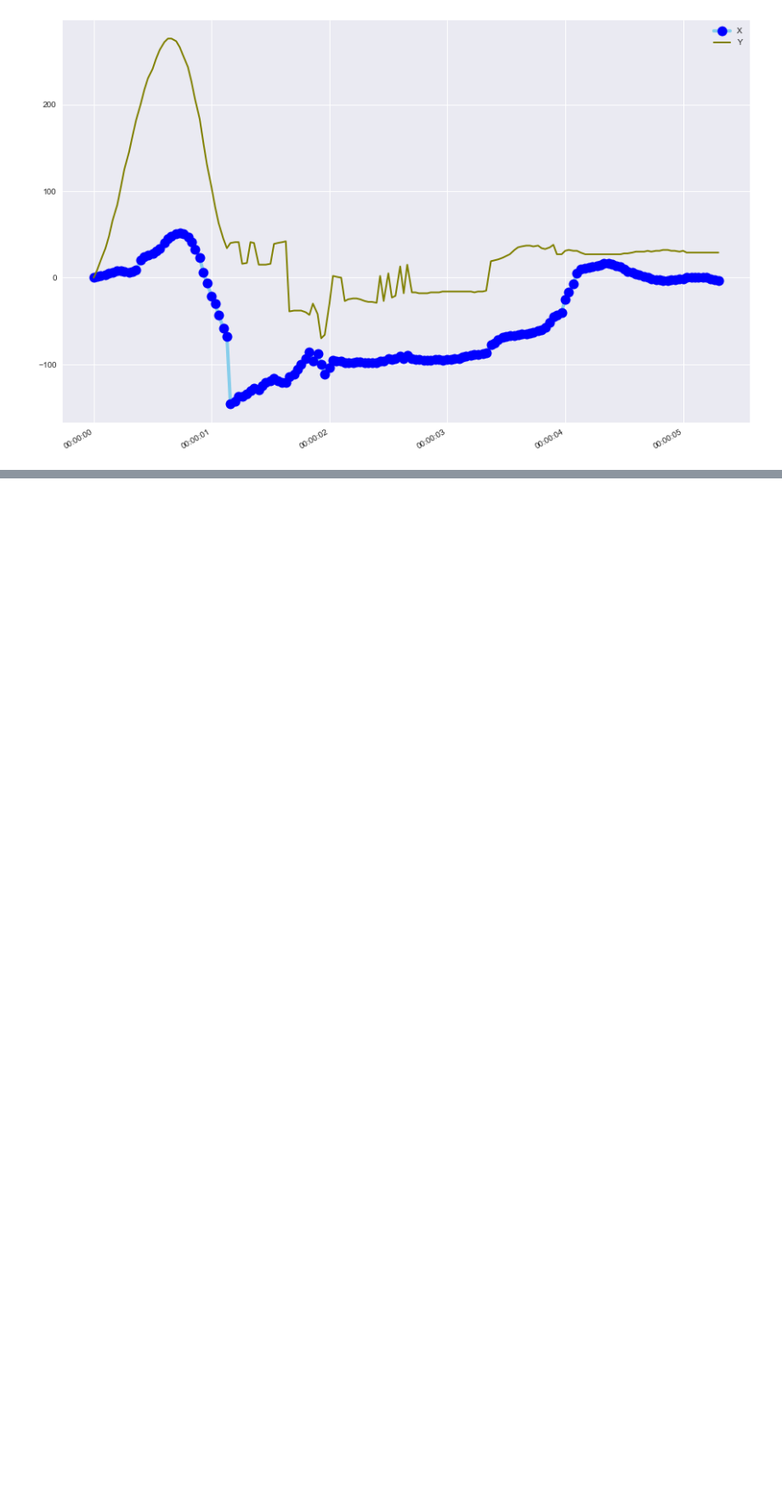
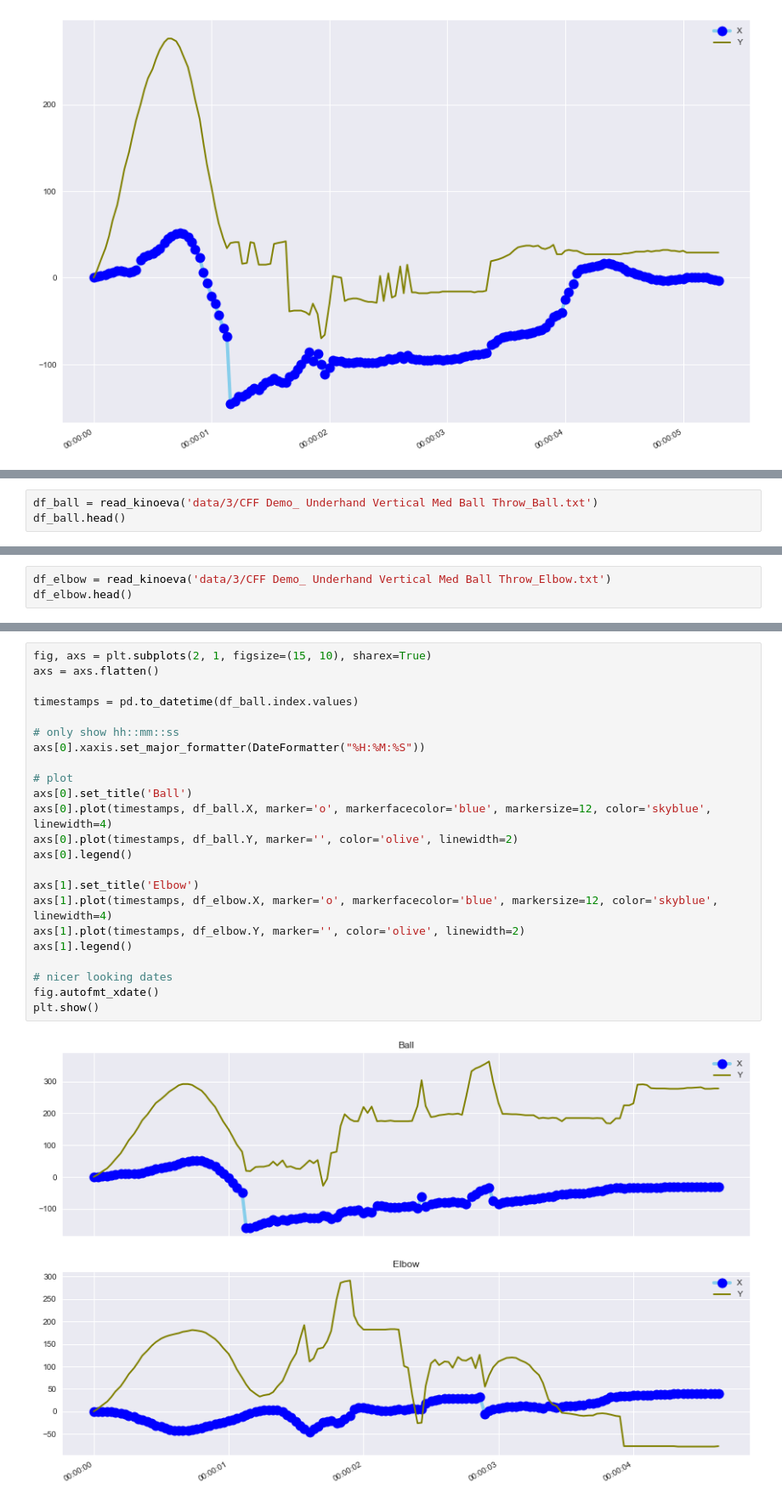
Before and after one commit to lisaong/hss, a Jupyter notebook: 02_explore_data.ipynb, the cells around one changed output, grey strips where cells are left out. Shown: that part at 85% size. Saved outputs shown, nothing was run; the diff lists cells and outputs as text; blank space fills up the shorter version.

```diff
--- a/02_explore_data.ipynb
+++ b/02_explore_data.ipynb
@@ -49,0 +58,3 @@ plt.show()
+# %%
+df_ball = read_kinoeva('data/3/CFF Demo_ Underhand Vertical Med Ball Throw_Ball.txt')
+df_ball.head()
@@ -49,0 +69,3 @@ plt.show()
+# %%
+df_elbow = read_kinoeva('data/3/CFF Demo_ Underhand Vertical Med Ball Throw_Elbow.txt')
+df_elbow.head()
@@ -49,0 +80,25 @@ plt.show()
+# %%
+fig, axs = plt.subplots(2, 1, figsize=(15, 10), sharex=True)
+axs = axs.flatten()
+
+timestamps = pd.to_datetime(df_ball.index.values)
+
+# only show hh::mm::ss
+axs[0].xaxis.set_major_formatter(DateFormatter("%H:%M:%S"))
+
+# plot
+axs[0].set_title('Ball')
+axs[0].plot(timestamps, df_ball.X, marker='o', markerfacecolor='blue', markersize=12, color='skyblue', linewidth=4)
+axs[0].plot(timestamps, df_ball.Y, marker='', color='olive', linewidth=2)
+axs[0].legend()
+
+axs[1].set_title('Elbow')
+axs[1].plot(timestamps, df_elbow.X, marker='o', markerfacecolor='blue', markersize=12, color='skyblue', linewidth=4)
+axs[1].plot(timestamps, df_elbow.Y, marker='', color='olive', linewidth=2)
+axs[1].legend()
+
+# nicer looking dates
+fig.autofmt_xdate()
+plt.show()
+# %% [output]
+[figure, added]
```
Also changed, not shown: parts of 3 cells of this notebook, 2 other files.
